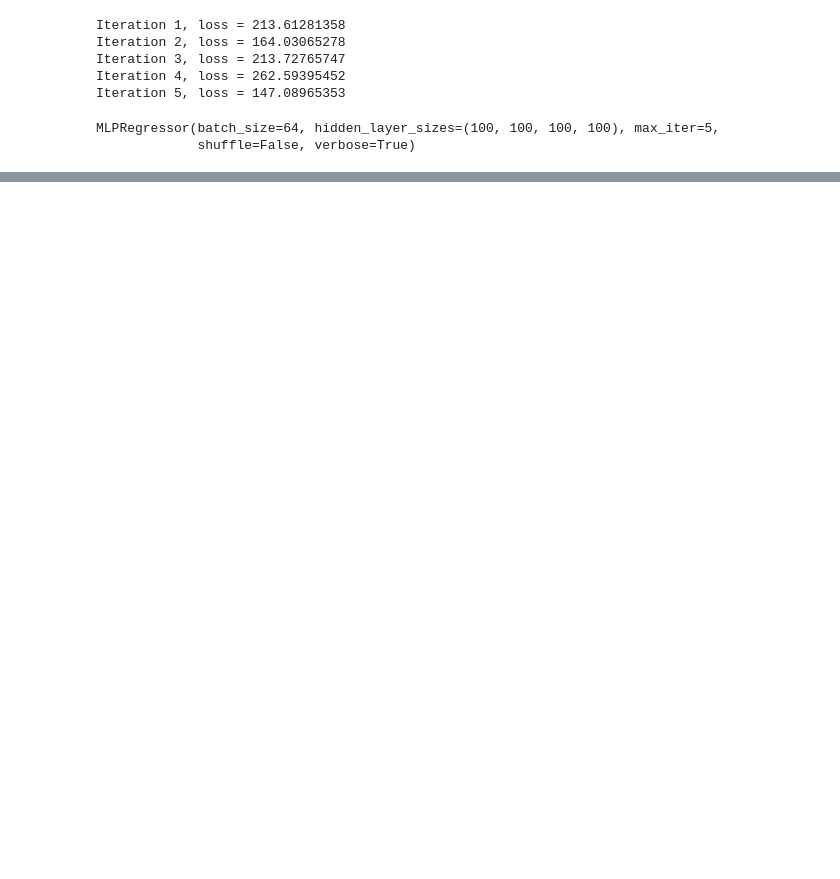
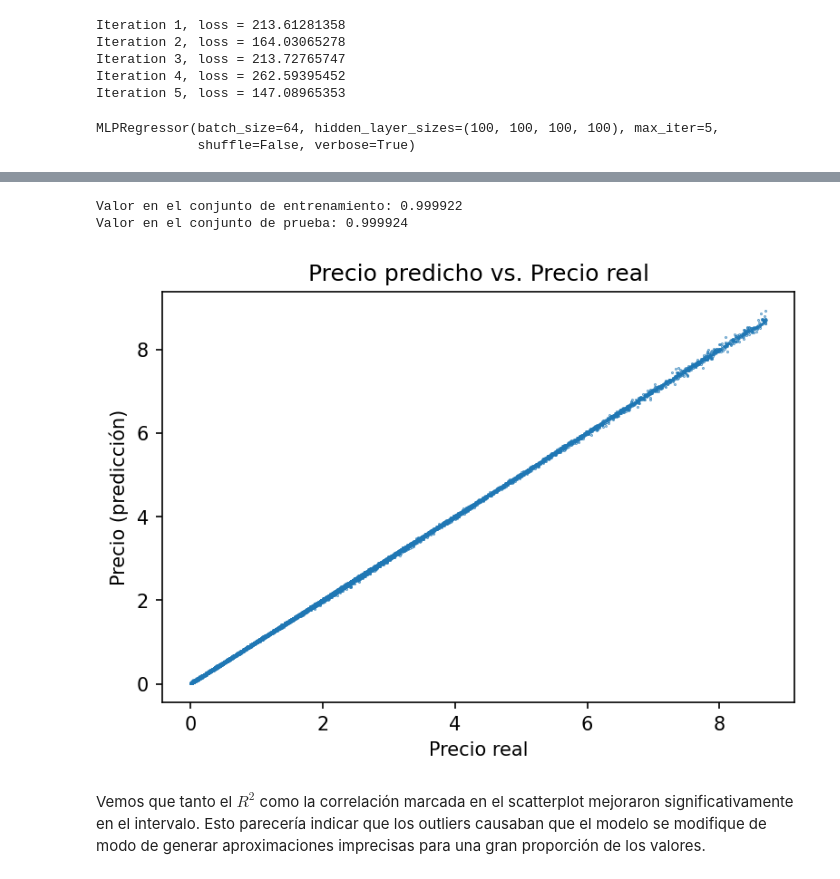
Before and after one commit to sanarovaz/ML-Black-Scholes, a Jupyter notebook: ML_Black_Scholes.ipynb, the cells around one changed output, grey strips where cells are left out. Drawn from its saved outputs; the diff is of its cells as text; code cells hidden in the pictures; blank space fills up the shorter version.

```diff
--- a/ML_Black_Scholes.ipynb
+++ b/ML_Black_Scholes.ipynb
@@ -134,0 +189,4 @@ len(pricing_error_train[pricing_error_train > 50])
+# %%
+q975 = df['Call Price'].quantile(0.975)
+df1 = df[df['Call Price'] <= q975]
+df1.sort_values('Call Price')
@@ -134,0 +209,12 @@ len(pricing_error_train[pricing_error_train > 50])
+# %%
+np.random.seed(237)
+X1_train, X1_test, y1_train, y1_test = train_test_split(df1.drop('Call Price', axis=1),
+                                                    df1['Call Price'], test_size=0.2)
+
+mlp1 = MLPRegressor(hidden_layer_sizes=(100,100,100,100),
+                   solver='adam', shuffle = False, batch_size=64, verbose=True,
+                   max_iter= 5
+                    )
+# %%
+np.random.seed(237)
+mlp1.fit(X1_train, y1_train)
@@ -134,0 +229,16 @@ len(pricing_error_train[pricing_error_train > 50])
+# %%
+print("Valor en el conjunto de entrenamiento: %f" % mlp1.score(X1_train, y1_train))
+print("Valor en el conjunto de prueba: %f" % mlp1.score(X1_test, y1_test))
+
+preds_test1 = mlp1.predict(X1_test)
+plt.scatter(y1_test, preds_test1, s= 0.1)
+plt.ylabel("Precio (predicción)")
+plt.xlabel("Precio real")
+plt.title("Precio predicho vs. Precio real")
+plt.show()
+# %% [output]
+Valor en el conjunto de entrenamiento: 0.999922
+Valor en el conjunto de prueba: 0.999924
+[figure, added]
+# %% [markdown]
+Vemos que tanto el $R^2$ como la correlación marcada en el scatterplot mejoraron significativamente en el intervalo. Esto parecería indicar que los outliers causaban que el modelo se modifique de modo de generar aproximaciones imprecisas para una gran proporción de los valores.
```
Also changed, not shown: parts of 25 cells of this notebook.
